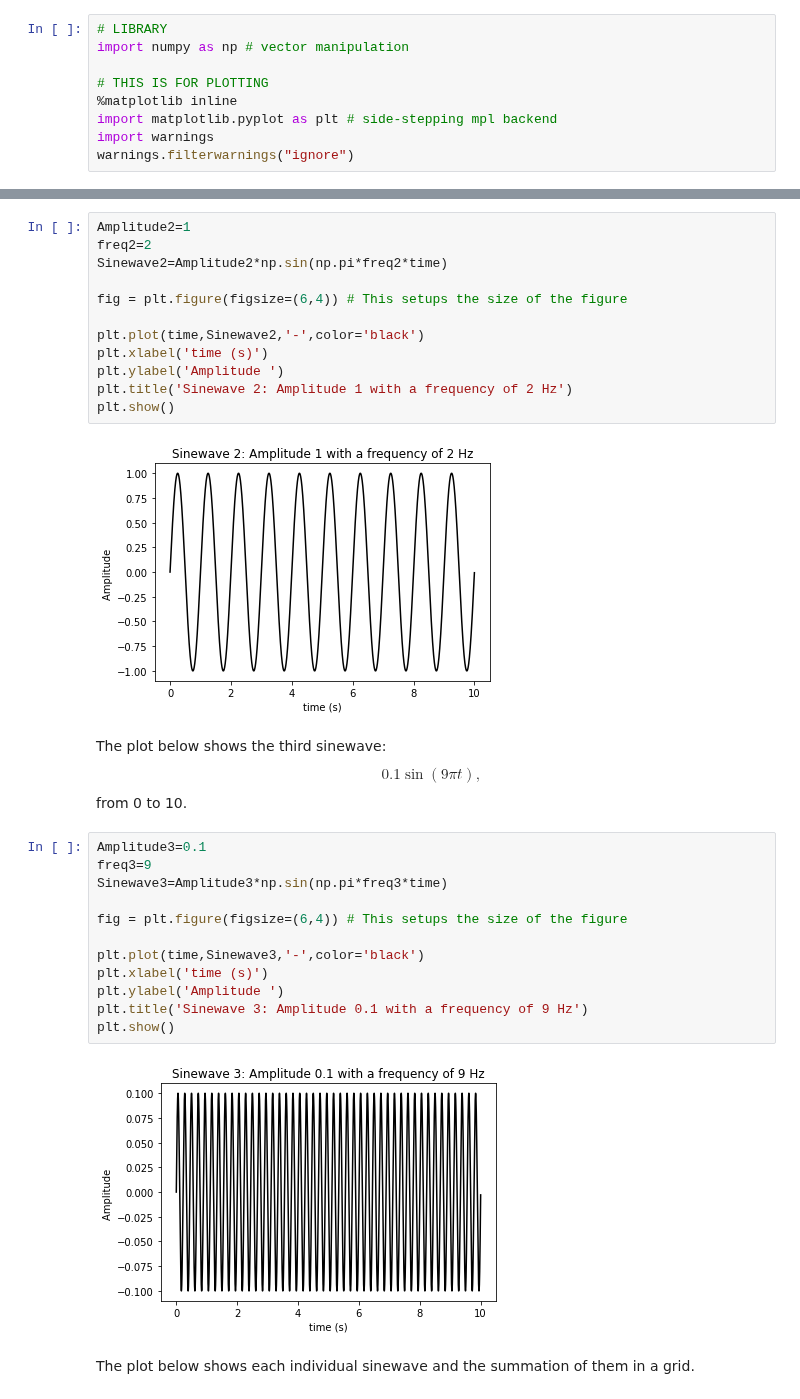
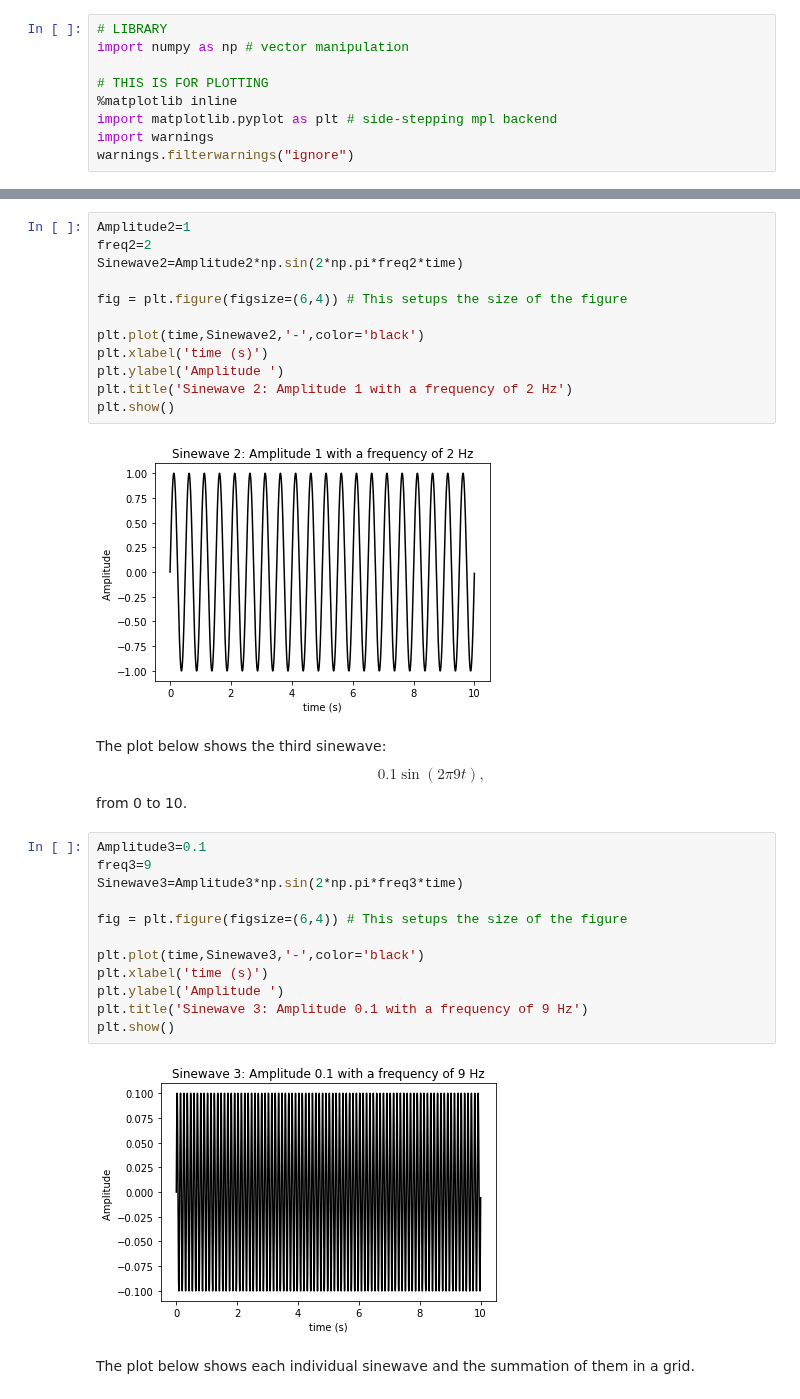
Before and after one commit to john-s-butler-dit/Basic-Introduction-to-Python, a Jupyter notebook: W2T4 Frequencies .ipynb, the cells around one changed output, grey strips where cells are left out. Drawn from its saved outputs; the diff is of its cells as text.

```diff
--- a/W2T4 Frequencies .ipynb
+++ b/W2T4 Frequencies .ipynb
@@ -71,7 +73,7 @@ from 0 to 10.
 # %%
 Amplitude2=1
 freq2=2
-Sinewave2=Amplitude2*np.sin(np.pi*freq2*time)
+Sinewave2=Amplitude2*np.sin(2*np.pi*freq2*time)
 
 fig = plt.figure(figsize=(6,4)) # This setups the size of the figure
 
@@ -81,25 +83,25 @@ plt.ylabel('Amplitude ')
 plt.title('Sinewave 2: Amplitude 1 with a frequency of 2 Hz')
 plt.show()
 # %% [output]
-[figure, old version]
+[figure, new version]
 # %% [markdown]
 The plot below shows the third sinewave:
-$$ 0.1 \sin(9 \pi t), $$
+$$ 0.1 \sin(2 \pi 9 t), $$
 from 0 to 10.
 # %%
 Amplitude3=0.1
 freq3=9
-Sinewave3=Amplitude3*np.sin(np.pi*freq3*time)
+Sinewave3=Amplitude3*np.sin(2*np.pi*freq3*time)
 
 fig = plt.figure(figsize=(6,4)) # This setups the size of the figure
 
 plt.plot(time,Sinewave3,'-',color='black')
 plt.xlabel('time (s)')
 plt.ylabel('Amplitude ')
 plt.title('Sinewave 3: Amplitude 0.1 with a frequency of 9 Hz')
 plt.show()
 # %% [output]
-[figure, old version]
+[figure, new version]
 # %% [markdown]
 The plot below shows each individual sinewave and the summation of them in a grid.
 # %%
```
Also changed, not shown: parts of 8 cells of this notebook.
